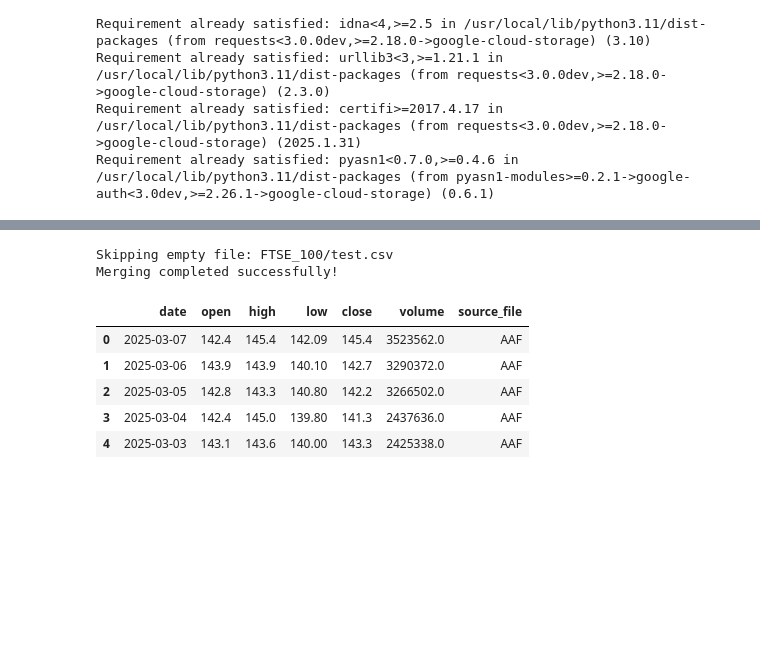
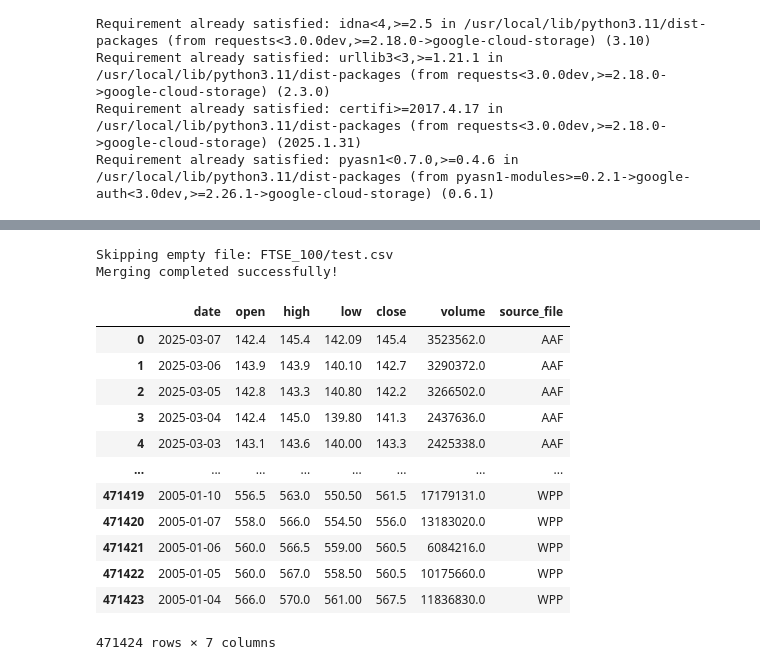
Before and after one commit to Ilse-hutten/index-arbitrage, a Jupyter notebook: notebooks/smita.ipynb, the cells around one changed output, grey strips where cells are left out. Cells and saved outputs as stored; diff of their text form; code cells hidden in the pictures; blank space fills up the shorter version.

Commit message:
Dataframe created

```diff
--- a/notebooks/smita.ipynb
+++ b/notebooks/smita.ipynb
@@ -63,31 +60,38 @@ for blob in blobs:
             try:
                 df = pd.read_csv(io.StringIO(content.decode('utf-8')), sep=None, engine='python')
 
                 df = df.rename(columns=rename_dict)
                 expected_columns = rename_dict.values()
                 df = df[[col for col in df.columns if col in expected_columns]]
                 stk=blob.name.split('/')[1]
                 df['source_file']=stk.split('.')[0]
                 dataframes.append(df)
 
             except pd.errors.EmptyDataError:
                 print(f"Skipping empty file: {blob.name}")
         else:
             print(f"Skipping empty file: {blob.name}")
 
 if dataframes:
     merged_df = pd.concat(dataframes, ignore_index=True)
     print("Merging completed successfully!")
 else:
     print("No valid CSV files found.")
 
-merged_df.head()
+merged_df
 # %% [output]
 Skipping empty file: FTSE_100/test.csv
 Merging completed successfully!
 |  | date | open | high | low | close | volume | source_file |
 | 0 | 2025-03-07 | 142.4 | 145.4 | 142.09 | 145.4 | 3523562.0 | AAF |
 | 1 | 2025-03-06 | 143.9 | 143.9 | 140.10 | 142.7 | 3290372.0 | AAF |
 | 2 | 2025-03-05 | 142.8 | 143.3 | 140.80 | 142.2 | 3266502.0 | AAF |
 | 3 | 2025-03-04 | 142.4 | 145.0 | 139.80 | 141.3 | 2437636.0 | AAF |
 | 4 | 2025-03-03 | 143.1 | 143.6 | 140.00 | 143.3 | 2425338.0 | AAF |
+| ... | ... | ... | ... | ... | ... | ... | ... |
+| 471419 | 2005-01-10 | 556.5 | 563.0 | 550.50 | 561.5 | 17179131.0 | WPP |
+| 471420 | 2005-01-07 | 558.0 | 566.0 | 554.50 | 556.0 | 13183020.0 | WPP |
+| 471421 | 2005-01-06 | 560.0 | 566.5 | 559.00 | 560.5 | 6084216.0 | WPP |
+| 471422 | 2005-01-05 | 560.0 | 567.0 | 558.50 | 560.5 | 10175660.0 | WPP |
+| 471423 | 2005-01-04 | 566.0 | 570.0 | 561.00 | 567.5 | 11836830.0 | WPP |
+471424 rows × 7 columns
```
Also changed, not shown: parts of 17 cells of this notebook.
